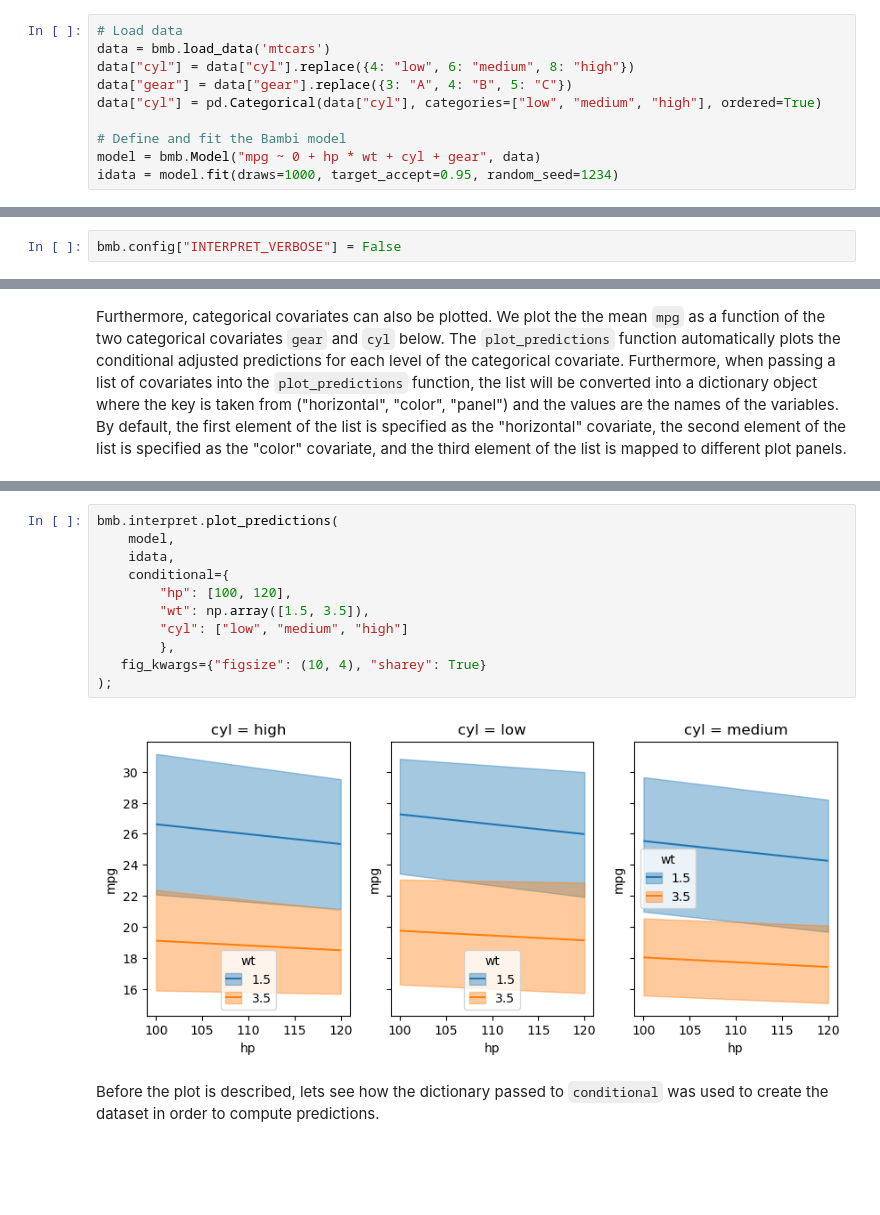
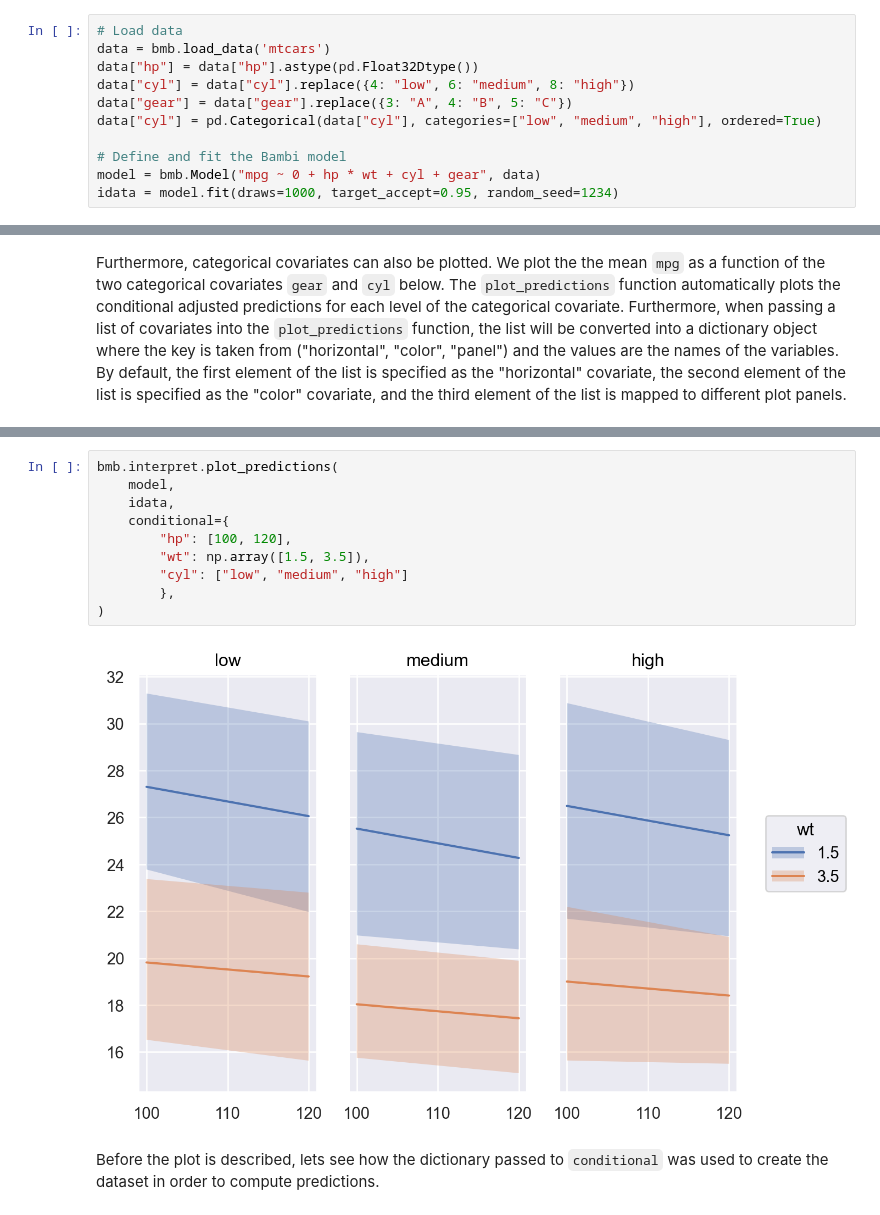
Before and after one commit to bambinos/bambi, a Jupyter notebook: docs/notebooks/plot_predictions.ipynb, the cells around one changed output, grey strips where cells are left out. Drawn from its saved outputs; the diff is of its cells as text; blank space fills up the shorter version.

```diff
--- a/docs/notebooks/plot_predictions.ipynb
+++ b/docs/notebooks/plot_predictions.ipynb
@@ -69,6 +69,7 @@ For the first demonstration, we will use a Gaussian linear regression model with
 # %%
 # Load data
 data = bmb.load_data('mtcars')
+data["hp"] = data["hp"].astype(pd.Float32Dtype())
 data["cyl"] = data["cyl"].replace({4: "low", 6: "medium", 8: "high"})
 data["gear"] = data["gear"].replace({3: "A", 4: "B", 5: "C"})
 data["cyl"] = pd.Categorical(data["cyl"], categories=["low", "medium", "high"], ordered=True)
@@ -106,6 +102,4 @@ The plot above shows that as `hp` increases, the mean `mpg` decreases. As stated
 By default, `plot_predictions` uses the highest density interval (HDI) of the posterior distribution to compute the credible interval of the conditional adjusted predictions. The HDI is a Bayesian analog to the frequentist confidence interval. The HDI is the shortest interval that contains a specified probability of the posterior distribution. By default, `plot_predictions` uses the 94% HDI.
 
 `plot_predictions` uses the posterior distribution by default to visualize some mean outcome parameter . However, the posterior predictive distribution can also be plotted by specifying `pps=True` where `pps` stands for posterior predictive samples of the response variable.
-# %%
-bmb.config["INTERPRET_VERBOSE"] = False
 # %%
@@ -162,16 +152,15 @@ Furthermore, Bambi by default, maps the order of the dict keys to the main, grou
 # %%
 bmb.interpret.plot_predictions(
     model,
     idata,
     conditional={
         "hp": [100, 120],
         "wt": np.array([1.5, 3.5]),
         "cyl": ["low", "medium", "high"]
         },
-   fig_kwargs={"figsize": (10, 4), "sharey": True}
-);
+)
 # %% [output]
-[figure, old version]
+[figure, new version]
 # %% [markdown]
 Before the plot is described, lets see how the dictionary passed to `conditional` was used to create the dataset in order to compute predictions.
 # %%
```
Also changed, not shown: parts of 31 cells of this notebook, 9 other files.
